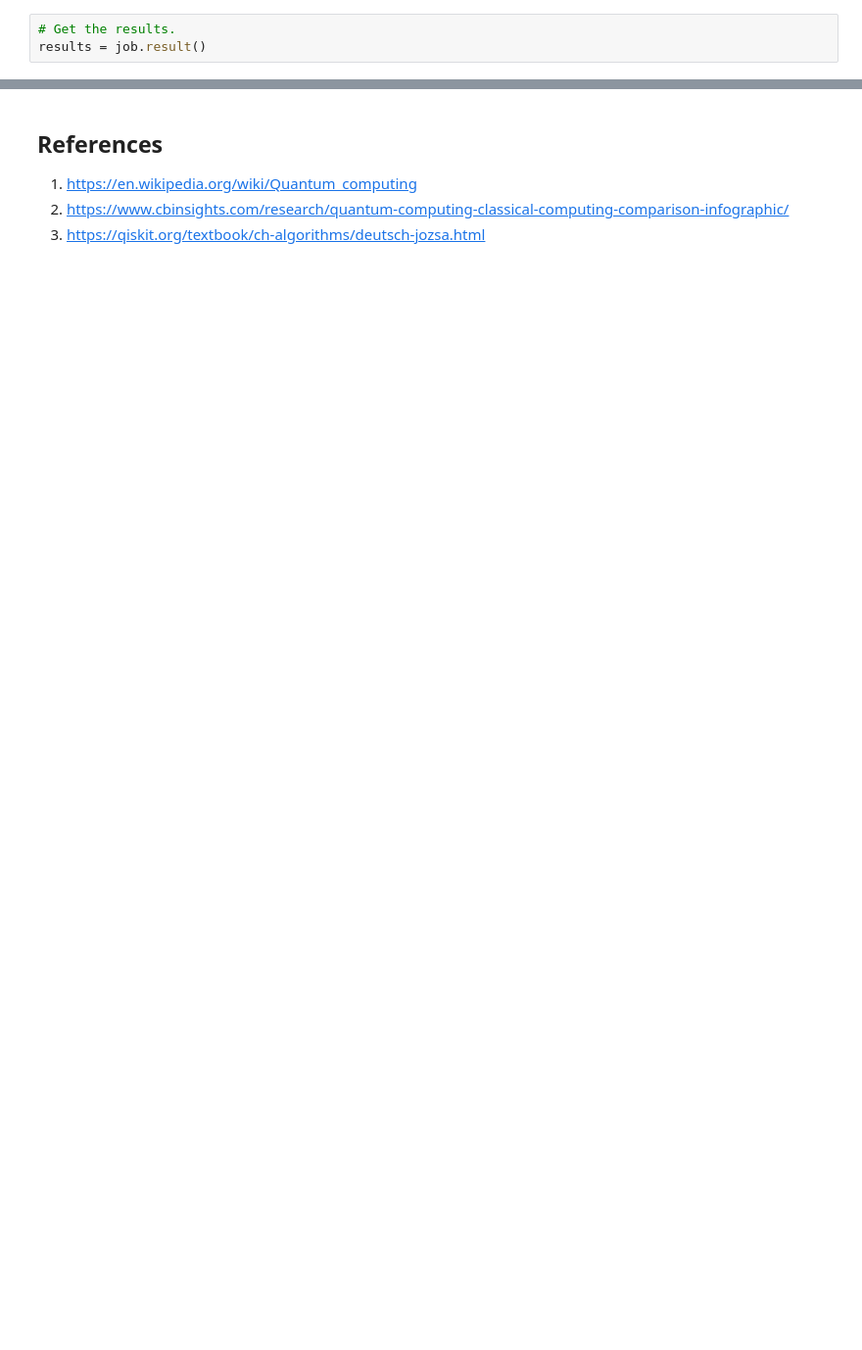
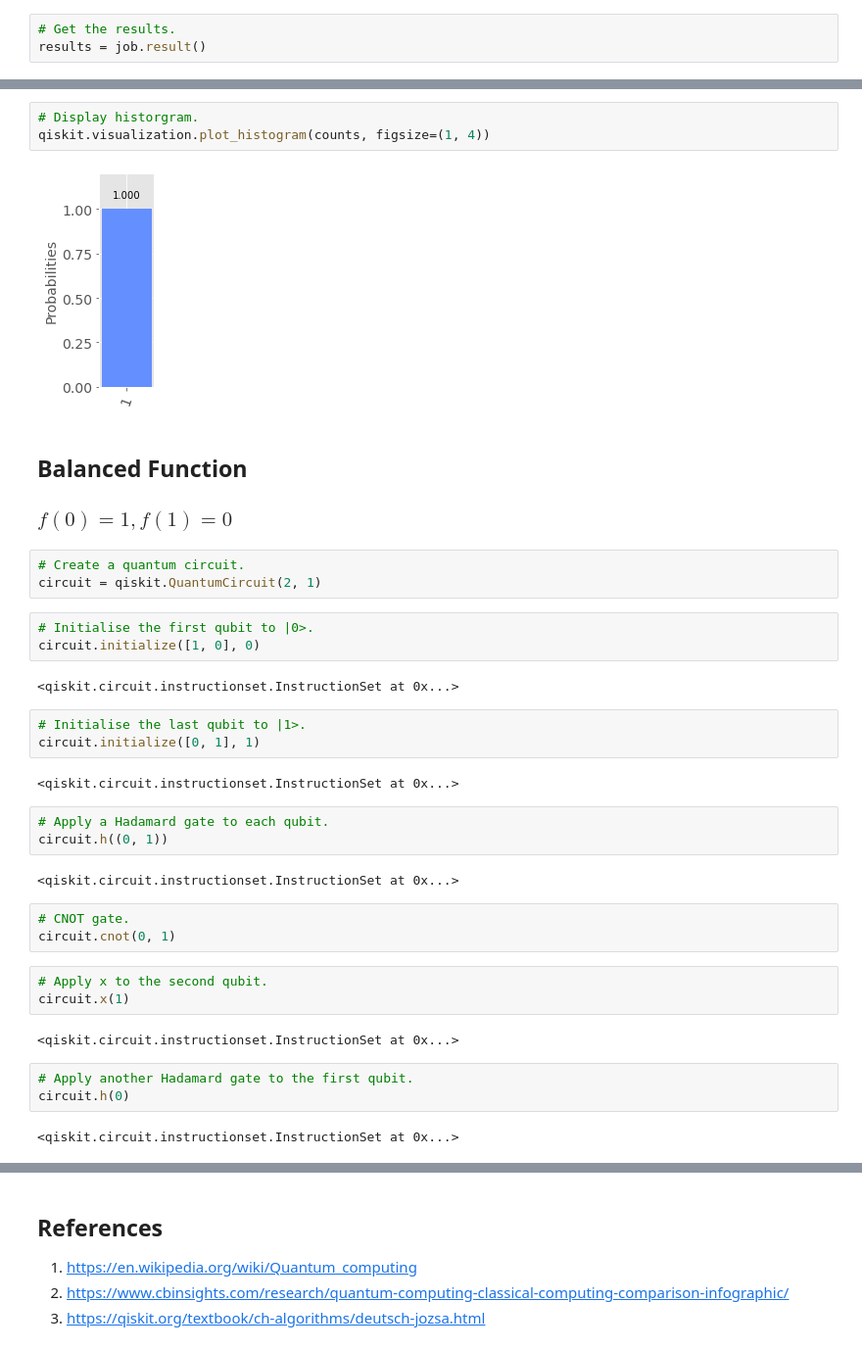
Before and after one commit to PatrickMurray78/emerging-tech, a Jupyter notebook: quantum-deutsch.ipynb, the cells around one changed output, grey strips where cells are left out. Shown at 98% size. Cells and saved outputs as stored; diff of their text form; blank space fills up the shorter version.

Commit message:
Completed balanced functions

```diff
--- a/quantum-deutsch.ipynb
+++ b/quantum-deutsch.ipynb
@@ -200,0 +291,39 @@ results.get_counts()
+# %%
+# Display historgram.
+qiskit.visualization.plot_histogram(counts, figsize=(1, 4))
+# %% [output]
+[figure, added]
+# %% [markdown]
+## Balanced Function
+### $f(0) = 1, f(1) = 0$
+# %%
+# Create a quantum circuit.
+circuit = qiskit.QuantumCircuit(2, 1)
+# %%
+# Initialise the first qubit to |0>.
+circuit.initialize([1, 0], 0)
+# %% [output]
+<qiskit.circuit.instructionset.InstructionSet at 0x...>
+# %%
+# Initialise the last qubit to |1>.
+circuit.initialize([0, 1], 1)
+# %% [output]
+<qiskit.circuit.instructionset.InstructionSet at 0x...>
+# %%
+# Apply a Hadamard gate to each qubit.
+circuit.h((0, 1))
+# %% [output]
+<qiskit.circuit.instructionset.InstructionSet at 0x...>
+# %%
+# CNOT gate.
+circuit.cnot(0, 1)
+# %%
+# Apply x to the second qubit.
+circuit.x(1)
+# %% [output]
+<qiskit.circuit.instructionset.InstructionSet at 0x...>
+# %%
+# Apply another Hadamard gate to the first qubit.
+circuit.h(0)
+# %% [output]
+<qiskit.circuit.instructionset.InstructionSet at 0x...>
```
Also changed, not shown: parts of 43 cells of this notebook.
